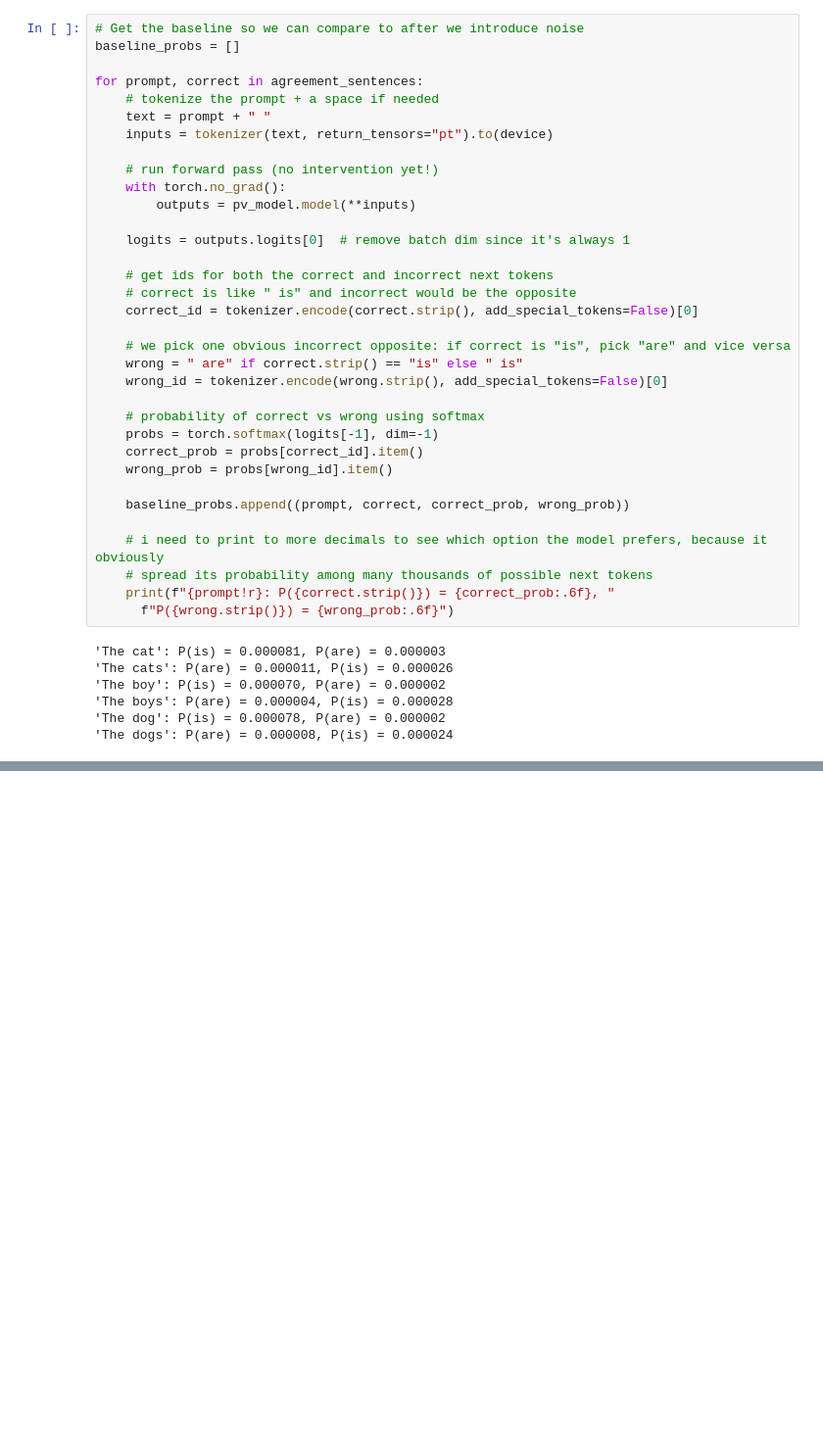
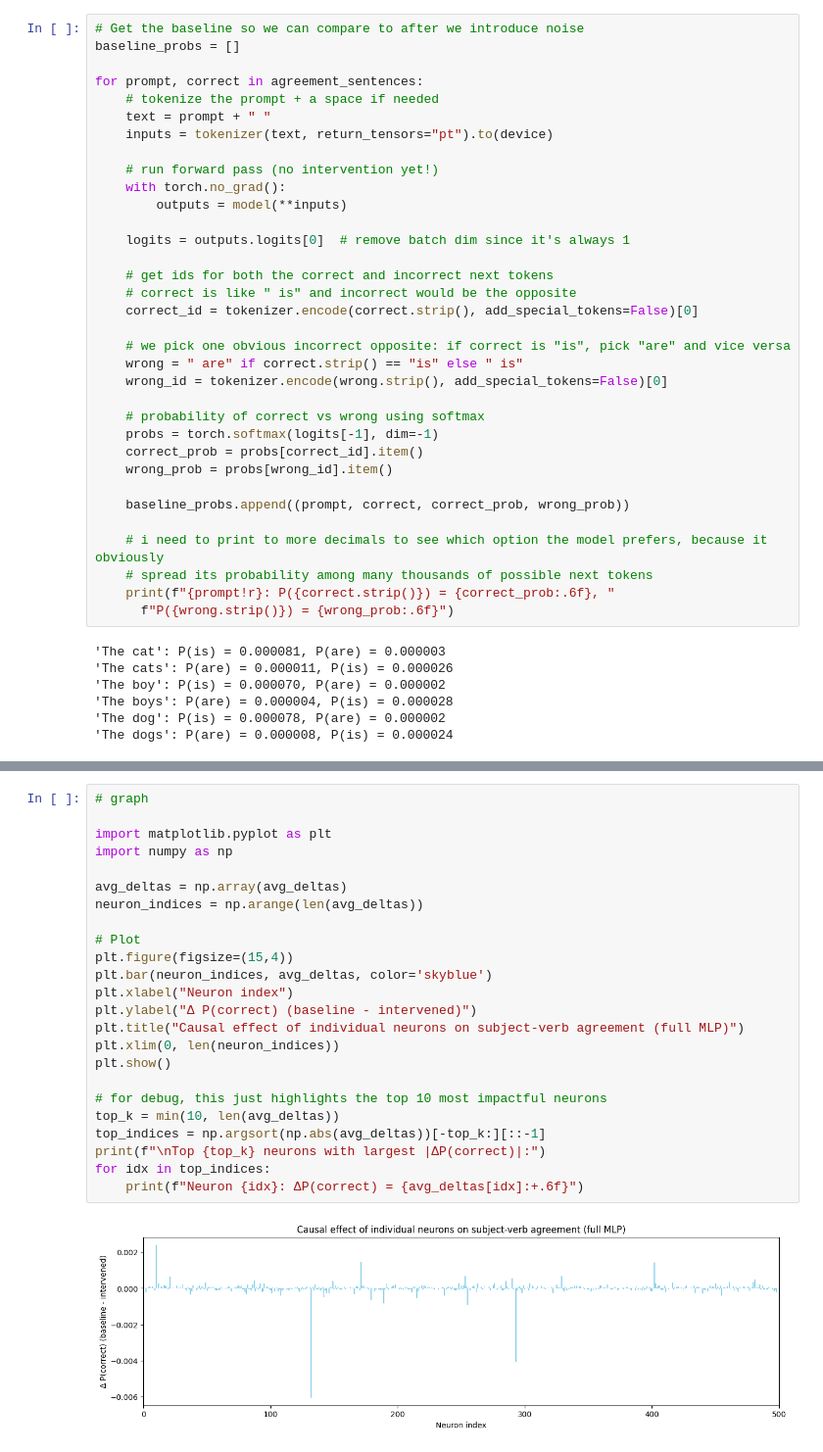
Before and after one commit to rohan-shankar/interpretability-start, a Jupyter notebook: code.ipynb, the cells around one changed output, grey strips where cells are left out. Shown at 98% size. Drawn from its saved outputs; the diff is of its cells as text; blank space fills up the shorter version.

Commit message:
Removed unused pyvene code + added visualization

```diff
--- a/code.ipynb
+++ b/code.ipynb
@@ -62,7 +55,7 @@ for prompt, correct in agreement_sentences:
 
     # run forward pass (no intervention yet!)
     with torch.no_grad():
-        outputs = pv_model.model(**inputs)
+        outputs = model(**inputs)
 
     logits = outputs.logits[0]  # remove batch dim since it's always 1
 
@@ -183,0 +147,26 @@ Baseline vs intervened probabilities:
+# %%
+# graph
+
+import matplotlib.pyplot as plt
+import numpy as np
+
+avg_deltas = np.array(avg_deltas)
+neuron_indices = np.arange(len(avg_deltas))
+
+# Plot
+plt.figure(figsize=(15,4))
+plt.bar(neuron_indices, avg_deltas, color='skyblue')
+plt.xlabel("Neuron index")
+plt.ylabel("Δ P(correct) (baseline - intervened)")
+plt.title("Causal effect of individual neurons on subject-verb agreement (full MLP)")
+plt.xlim(0, len(neuron_indices))
+plt.show()
+
+# for debug, this just highlights the top 10 most impactful neurons
+top_k = min(10, len(avg_deltas))
+top_indices = np.argsort(np.abs(avg_deltas))[-top_k:][::-1]
+print(f"\nTop {top_k} neurons with largest |ΔP(correct)|:")
+for idx in top_indices:
+    print(f"Neuron {idx}: ΔP(correct) = {avg_deltas[idx]:+.6f}")
+# %% [output]
+[figure, added]
```
Also changed, not shown: parts of 6 cells of this notebook.
